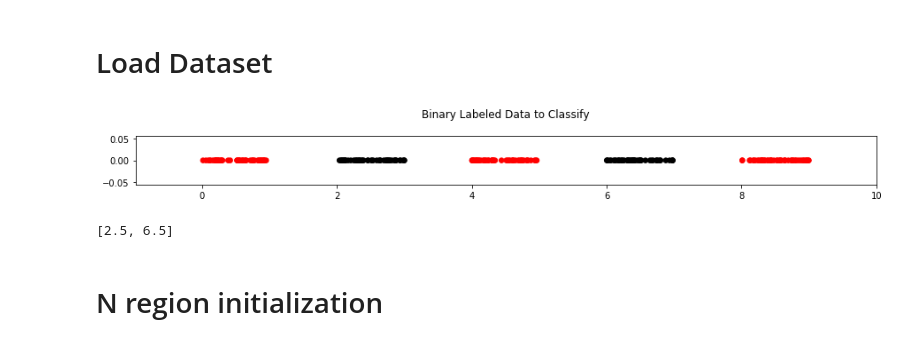
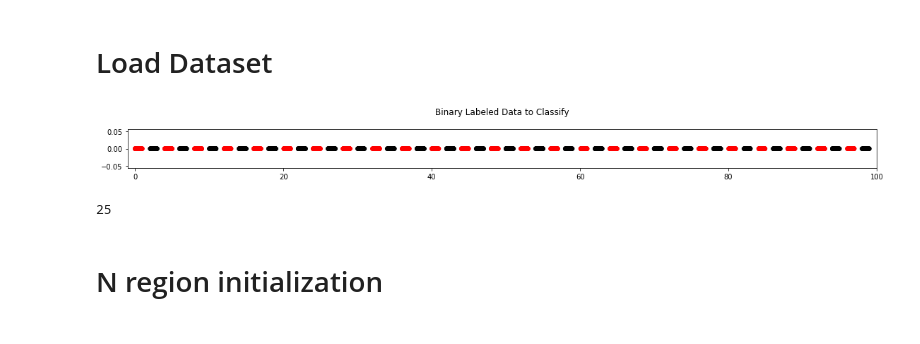
Before and after one commit to AleksandrGontcharov/neuralnetwork, a Jupyter notebook: neural_network_testing.ipynb, the cells around one changed output. Drawn from its saved outputs; the diff is of its cells as text; code cells hidden in the pictures.

```diff
--- a/neural_network_testing.ipynb
+++ b/neural_network_testing.ipynb
@@ -21,14 +21,14 @@ Layer: L3, Neurons: 1, Activation: sigmoid, Weights: (1, 2), Biases: (1, 1)
 # %% [markdown]
 # Load Dataset
 # %%
-X,Y,C = nregion.load_data(regions = 5)
+X,Y,C = nregion.load_data(regions = 50)
 nregion.graph(X,Y)
 # %% [output]
-[figure, old version]
+[figure, new version]
-# %%
-C
-# %% [output]
-[2.5, 6.5]
+# %%
+len(C)
+# %% [output]
+25
 # %% [markdown]
 # N region initialization
 # %%
```
Also changed, not shown: parts of 12 cells of this notebook, 1 other file.
